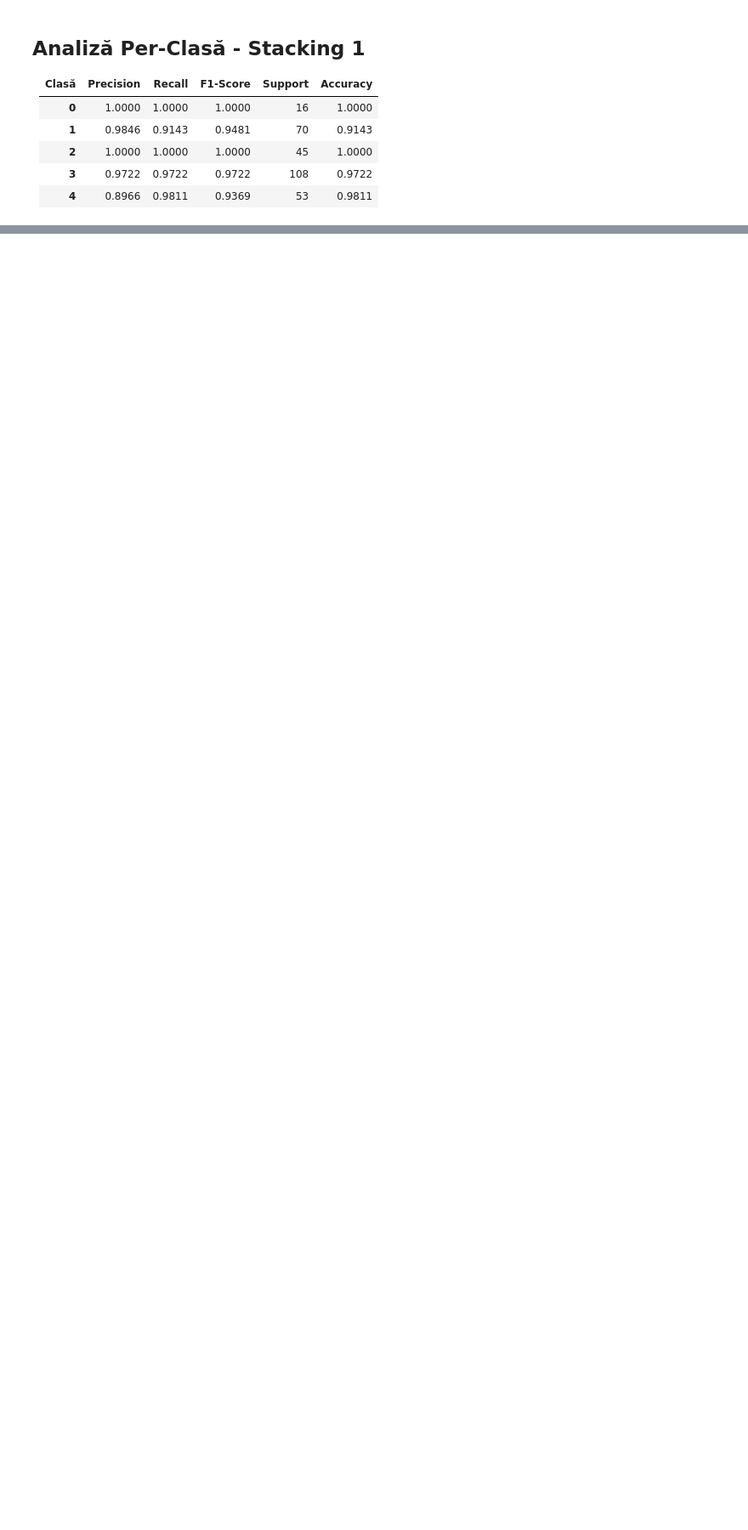
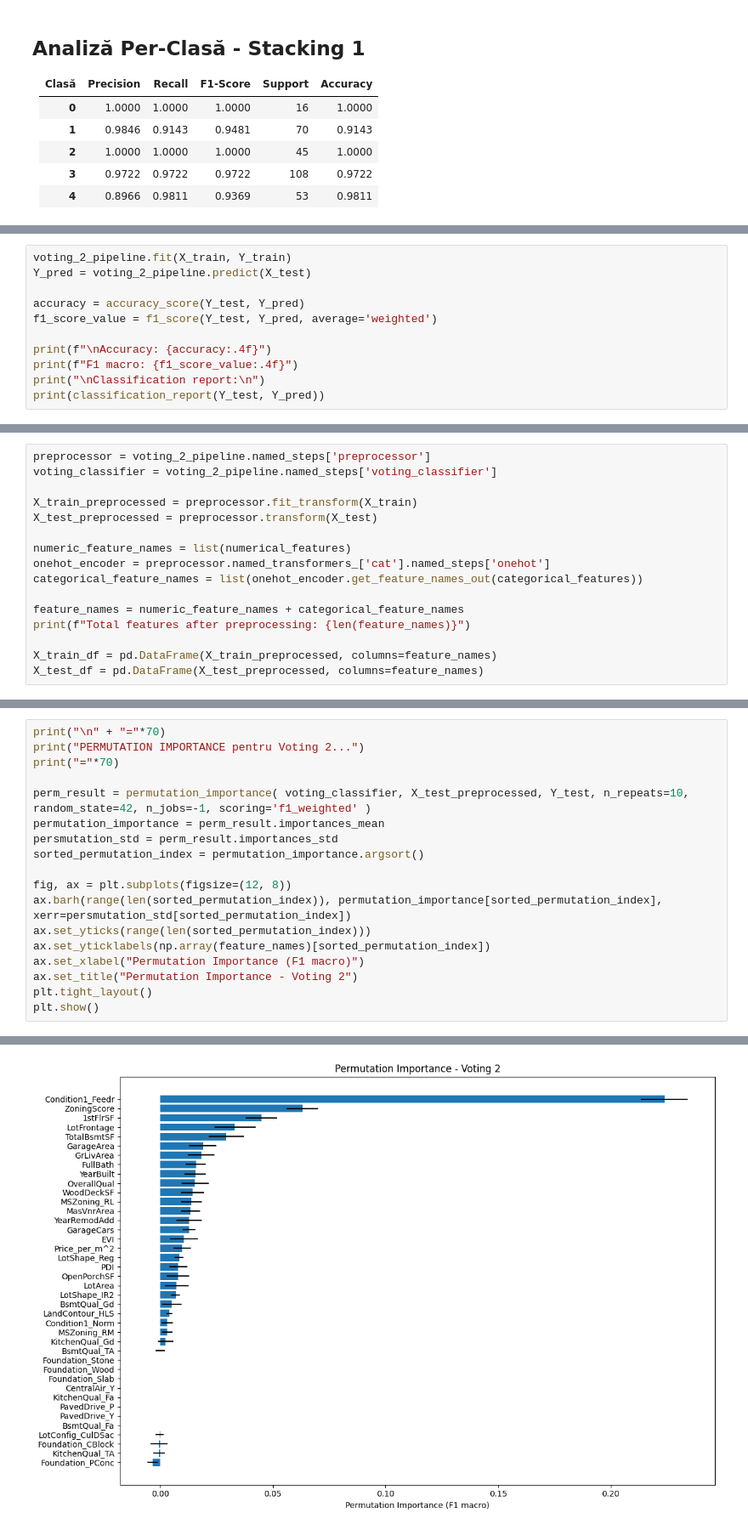
Before and after one commit to OctaMarina/house-price-prediction-integra, a Jupyter notebook: notebooks/Cornescu_Darius_Clustering_Full_dataset.ipynb, the cells around one changed output, grey strips where cells are left out. Shown at 85% size. Cells and saved outputs as stored; diff of their text form; blank space fills up the shorter version.

Commit message:
SHAP & Permutation Importance

```diff
--- a/notebooks/Cornescu_Darius_Clustering_Full_dataset.ipynb
+++ b/notebooks/Cornescu_Darius_Clustering_Full_dataset.ipynb
@@ -854,0 +861,11 @@ weighted avg       0.90      0.90      0.90       292
+# %%
+voting_2_pipeline.fit(X_train, Y_train)
+Y_pred = voting_2_pipeline.predict(X_test)
+
+accuracy = accuracy_score(Y_test, Y_pred)
+f1_score_value = f1_score(Y_test, Y_pred, average='weighted')
+
+print(f"\nAccuracy: {accuracy:.4f}")
+print(f"F1 macro: {f1_score_value:.4f}")
+print("\nClassification report:\n")
+print(classification_report(Y_test, Y_pred))
@@ -854,0 +889,16 @@ weighted avg       0.90      0.90      0.90       292
+# %%
+preprocessor = voting_2_pipeline.named_steps['preprocessor']
+voting_classifier = voting_2_pipeline.named_steps['voting_classifier']
+
+X_train_preprocessed = preprocessor.fit_transform(X_train)
+X_test_preprocessed = preprocessor.transform(X_test)
+
+numeric_feature_names = list(numerical_features)
+onehot_encoder = preprocessor.named_transformers_['cat'].named_steps['onehot']
+categorical_feature_names = list(onehot_encoder.get_feature_names_out(categorical_features))
+
+feature_names = numeric_feature_names + categorical_feature_names
+print(f"Total features after preprocessing: {len(feature_names)}")
+
+X_train_df = pd.DataFrame(X_train_preprocessed, columns=feature_names)
+X_test_df = pd.DataFrame(X_test_preprocessed, columns=feature_names)
@@ -854,0 +907,19 @@ weighted avg       0.90      0.90      0.90       292
+# %%
+print("\n" + "="*70)
+print("PERMUTATION IMPORTANCE pentru Voting 2...")
+print("="*70)
+
+perm_result = permutation_importance( voting_classifier, X_test_preprocessed, Y_test, n_repeats=10, random_state=42, n_jobs=-1, scoring='f1_weighted' )
+permutation_importance = perm_result.importances_mean
+persmutation_std = perm_result.importances_std
+sorted_permutation_index = permutation_importance.argsort()
+
+fig, ax = plt.subplots(figsize=(12, 8))
+ax.barh(range(len(sorted_permutation_index)), permutation_importance[sorted_permutation_index], xerr=persmutation_std[sorted_permutation_index])
+ax.set_yticks(range(len(sorted_permutation_index)))
+ax.set_yticklabels(np.array(feature_names)[sorted_permutation_index])
+ax.set_xlabel("Permutation Importance (F1 macro)")
+ax.set_title("Permutation Importance - Voting 2")
+plt.tight_layout()
+plt.show()
+# %% [output]
@@ -854,0 +929 @@ weighted avg       0.90      0.90      0.90       292
+[figure, added]
```
Also changed, not shown: parts of 15 cells of this notebook, 1 other file.
